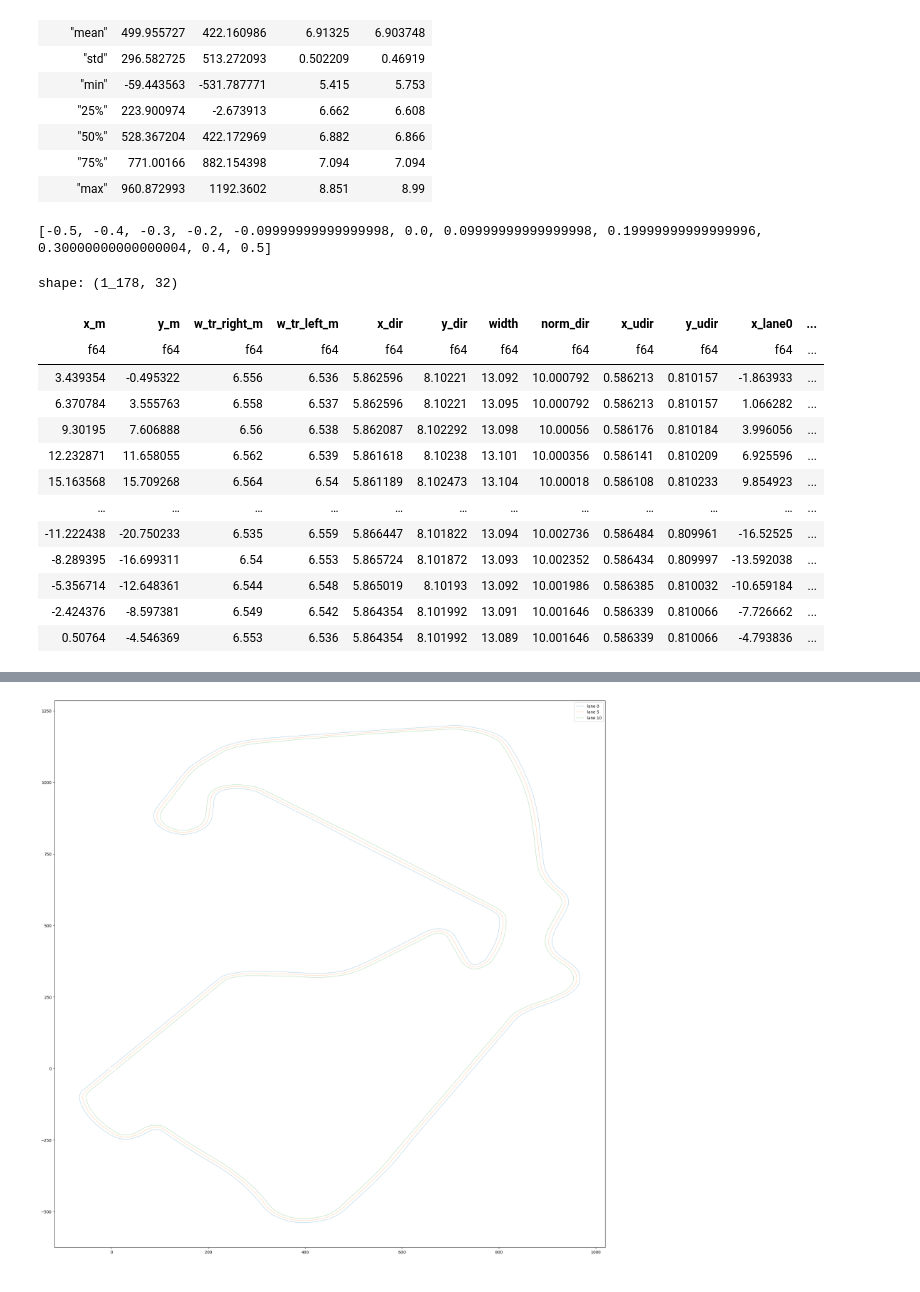
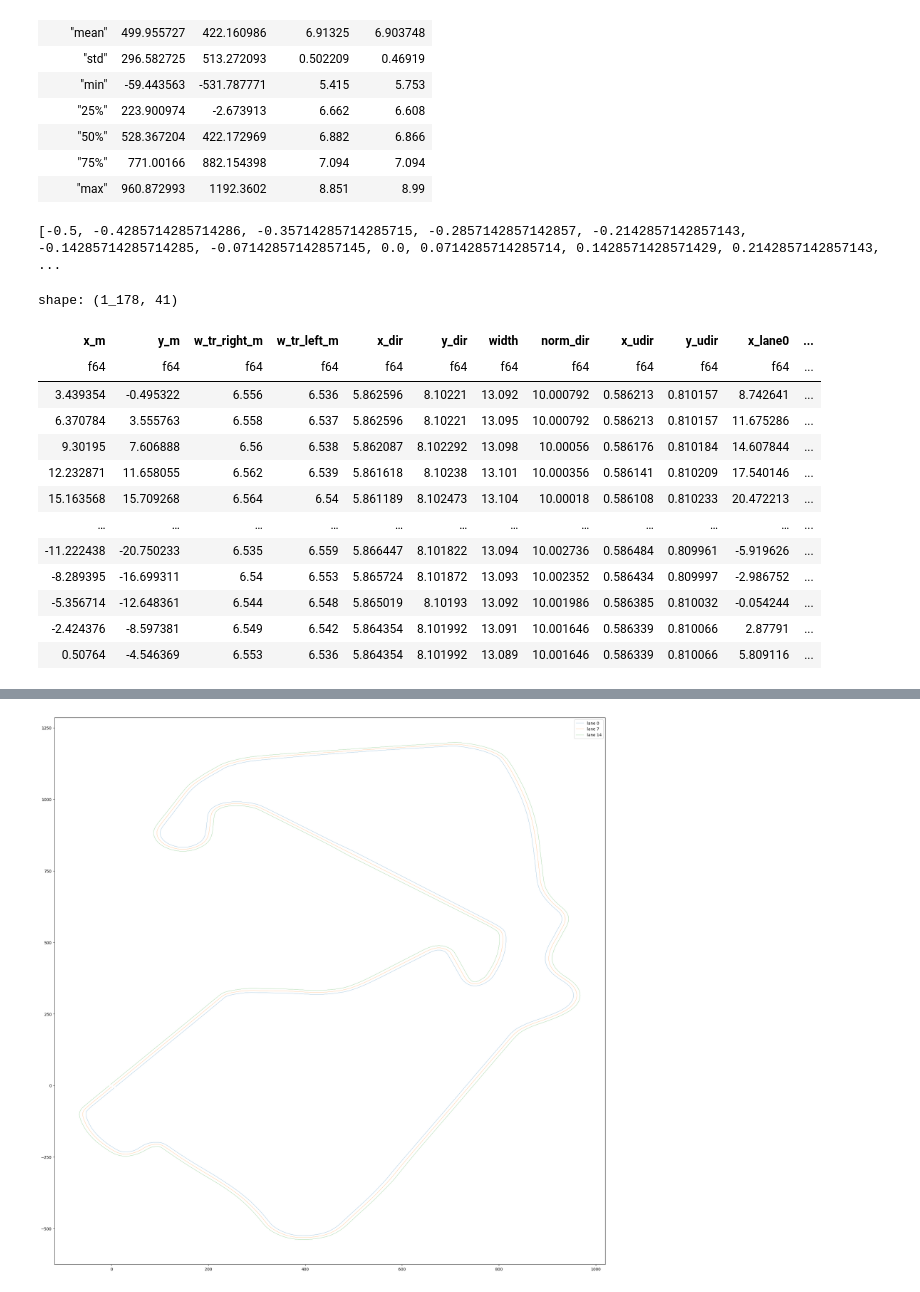
Before and after one commit to Brookminster/Silverstone, a Jupyter notebook: DataImport.ipynb, the cells around one changed output, grey strips where cells are left out. Cells and saved outputs as stored; diff of their text form; code cells hidden in the pictures.

```diff
--- a/DataImport.ipynb
+++ b/DataImport.ipynb
@@ -5,5 +16,6 @@ from pathlib import Path
 # %%
-FOLDER = r"C:\\Users\\johan\\OneDrive\\Documents\\Python\\Python\\SilverStone"
+# FOLDER = r"C:\\Users\\johan\\OneDrive\\Documents\\Python\\Python\\SilverStone"
+# N_LANES = 11
 # %%
 path = Path(FOLDER + r"\\TrackData.csv")
 df = pl.read_csv(path)
@@ -24,41 +36,48 @@ shape: (9, 5)
 # %%
 #Create and add the lanes
 ldf = df.lazy()
 aldf = ldf.with_columns([
     (pl.col("x_m").shift(-1) - pl.col("x_m").shift(1)).fill_null(strategy="forward").fill_null(strategy="backward").alias("x_dir"),
     (pl.col("y_m").shift(-1) - pl.col("y_m").shift(1)).fill_null(strategy="forward").fill_null(strategy="backward").alias("y_dir"),
     (pl.col("w_tr_left_m") + pl.col("w_tr_right_m")).alias("width")
 ]).with_columns([
     (pl.col("x_dir")*pl.col("x_dir") + pl.col("y_dir")*pl.col("y_dir")).sqrt().alias("norm_dir")
 ]).with_columns([
     (pl.col("x_dir")/pl.col("norm_dir")).alias("x_udir"),
     (pl.col("y_dir")/pl.col("norm_dir")).alias("y_udir")
 ])
 
-N_LANES = 11
 lane_factors = [-0.5 + i / (N_LANES - 1) for i in range(N_LANES)]
 print(lane_factors)
 aldf = aldf.with_columns(
-        [(pl.col("x_m") + pl.lit(f) * pl.col("width") * pl.col("y_udir")).alias(f"x_lane{i}") for i, f in enumerate(lane_factors)] +
-        [(pl.col("y_m") - pl.lit(f) * pl.col("width") * pl.col("x_udir")).alias(f"y_lane{i}") for i, f in enumerate(lane_factors)]
+        [(pl.col("x_m") - pl.lit(f) * pl.col("width") * pl.col("y_udir")).alias(f"x_lane{i}") for i, f in enumerate(lane_factors)] +
+        [(pl.col("y_m") + pl.lit(f) * pl.col("width") * pl.col("x_udir")).alias(f"y_lane{i}") for i, f in enumerate(lane_factors)]
     )
+
+def get_curvature():
+    x_udir1 = pl.col("x_udir").shift(-1).fill_null(strategy="forward")
+    x_udir0 = pl.col("x_udir")
+    y_udir1 = pl.col("y_udir").shift(-1).fill_null(strategy="forward")
+    y_udir0 = pl.col("y_udir")
+    return ((y_udir1 - y_udir0).pow(2) + (x_udir1 - x_udir0).pow(2)).sqrt().alias(f"dir_delta")
+aldf = aldf.with_columns(get_curvature())
 
 lanesdfd = aldf.collect()
 lanesdfd.describe()
 lanesdfd
 # %% [output]
-[-0.5, -0.4, -0.3, -0.2, -0.09999999999999998, 0.0, 0.09999999999999998, 0.19999999999999996, 0.30000000000000004, 0.4, 0.5]
+[-0.5, -0.4285714285714286, -0.35714285714285715, -0.2857142857142857, -0.2142857142857143, -0.14285714285714285, -0.07142857142857145, 0.0, 0.0714285714285714, 0.1428571428571429, 0.2142857142857143, ...
-shape: (1_178, 32)
+shape: (1_178, 41)
 | x_m | y_m | w_tr_right_m | w_tr_left_m | x_dir | y_dir | width | norm_dir | x_udir | y_udir | x_lane0 | ... |
 | f64 | f64 | f64 | f64 | f64 | f64 | f64 | f64 | f64 | f64 | f64 | ... |
-| 3.439354 | -0.495322 | 6.556 | 6.536 | 5.862596 | 8.10221 | 13.092 | 10.000792 | 0.586213 | 0.810157 | -1.863933 | ... |
-| 6.370784 | 3.555763 | 6.558 | 6.537 | 5.862596 | 8.10221 | 13.095 | 10.000792 | 0.586213 | 0.810157 | 1.066282 | ... |
-| 9.30195 | 7.606888 | 6.56 | 6.538 | 5.862087 | 8.102292 | 13.098 | 10.00056 | 0.586176 | 0.810184 | 3.996056 | ... |
-| 12.232871 | 11.658055 | 6.562 | 6.539 | 5.861618 | 8.10238 | 13.101 | 10.000356 | 0.586141 | 0.810209 | 6.925596 | ... |
-| 15.163568 | 15.709268 | 6.564 | 6.54 | 5.861189 | 8.102473 | 13.104 | 10.00018 | 0.586108 | 0.810233 | 9.854923 | ... |
+| 3.439354 | -0.495322 | 6.556 | 6.536 | 5.862596 | 8.10221 | 13.092 | 10.000792 | 0.586213 | 0.810157 | 8.742641 | ... |
+| 6.370784 | 3.555763 | 6.558 | 6.537 | 5.862596 | 8.10221 | 13.095 | 10.000792 | 0.586213 | 0.810157 | 11.675286 | ... |
+| 9.30195 | 7.606888 | 6.56 | 6.538 | 5.862087 | 8.102292 | 13.098 | 10.00056 | 0.586176 | 0.810184 | 14.607844 | ... |
+| 12.232871 | 11.658055 | 6.562 | 6.539 | 5.861618 | 8.10238 | 13.101 | 10.000356 | 0.586141 | 0.810209 | 17.540146 | ... |
+| 15.163568 | 15.709268 | 6.564 | 6.54 | 5.861189 | 8.102473 | 13.104 | 10.00018 | 0.586108 | 0.810233 | 20.472213 | ... |
 | … | … | … | … | … | … | … | … | … | … | … | ... |
-| -11.222438 | -20.750233 | 6.535 | 6.559 | 5.866447 | 8.101822 | 13.094 | 10.002736 | 0.586484 | 0.809961 | -16.52525 | ... |
-| -8.289395 | -16.699311 | 6.54 | 6.553 | 5.865724 | 8.101872 | 13.093 | 10.002352 | 0.586434 | 0.809997 | -13.592038 | ... |
-| -5.356714 | -12.648361 | 6.544 | 6.548 | 5.865019 | 8.10193 | 13.092 | 10.001986 | 0.586385 | 0.810032 | -10.659184 | ... |
-| -2.424376 | -8.597381 | 6.549 | 6.542 | 5.864354 | 8.101992 | 13.091 | 10.001646 | 0.586339 | 0.810066 | -7.726662 | ... |
-| 0.50764 | -4.546369 | 6.553 | 6.536 | 5.864354 | 8.101992 | 13.089 | 10.001646 | 0.586339 | 0.810066 | -4.793836 | ... |
+| -11.222438 | -20.750233 | 6.535 | 6.559 | 5.866447 | 8.101822 | 13.094 | 10.002736 | 0.586484 | 0.809961 | -5.919626 | ... |
+| -8.289395 | -16.699311 | 6.54 | 6.553 | 5.865724 | 8.101872 | 13.093 | 10.002352 | 0.586434 | 0.809997 | -2.986752 | ... |
+| -5.356714 | -12.648361 | 6.544 | 6.548 | 5.865019 | 8.10193 | 13.092 | 10.001986 | 0.586385 | 0.810032 | -0.054244 | ... |
+| -2.424376 | -8.597381 | 6.549 | 6.542 | 5.864354 | 8.101992 | 13.091 | 10.001646 | 0.586339 | 0.810066 | 2.87791 | ... |
+| 0.50764 | -4.546369 | 6.553 | 6.536 | 5.864354 | 8.101992 | 13.089 | 10.001646 | 0.586339 | 0.810066 | 5.809116 | ... |
```
Also changed, not shown: parts of 10 cells of this notebook, 2 other files.
